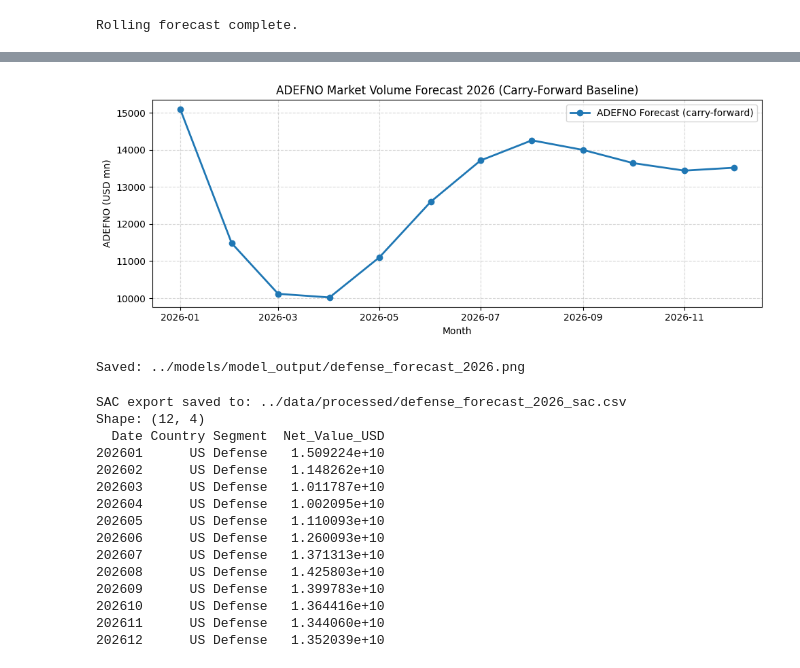
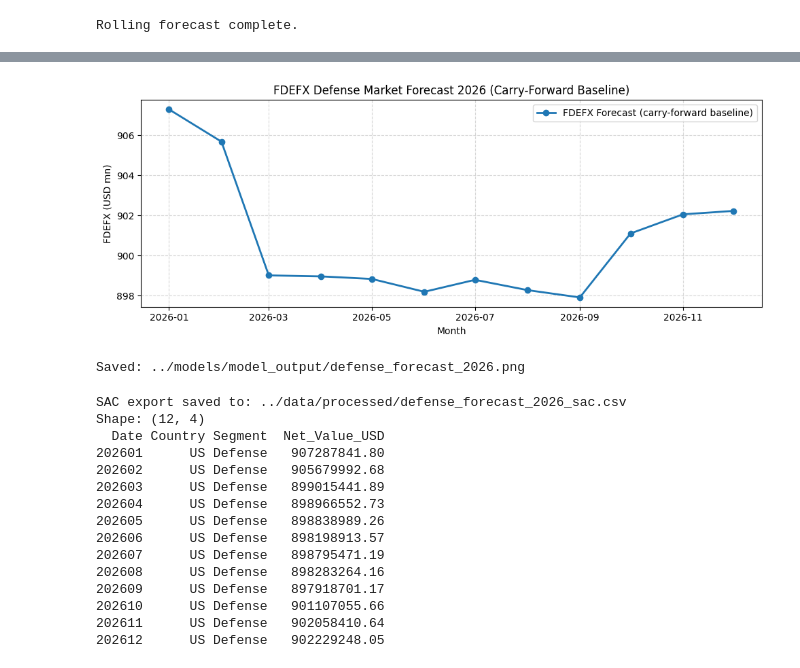
Before and after one commit to denrique99/masterarbeit-forecasting, a Jupyter notebook: b3b_defense/notebooks/06_forecast_explainability.ipynb, the cells around one changed output, grey strips where cells are left out. Cells and saved outputs as stored; diff of their text form; code cells hidden in the pictures.

```diff
--- a/b3b_defense/notebooks/06_forecast_explainability.ipynb
+++ b/b3b_defense/notebooks/06_forecast_explainability.ipynb
@@ -35,12 +41,14 @@ MODELS_DIR     = '../models/'
 # Load model and historical feature matrix
 model = joblib.load(MODELS_DIR + 'xgboost_defense_market.pkl')
 
-df = pd.read_csv(DATA_PROCESSED + 'defense_feature_matrix.csv', parse_dates=['date'], index_col='date')
+df = pd.read_csv(DATA_PROCESSED + 'defense_feature_matrix.csv', index_col='date')
+df.index = pd.to_datetime(df.index)
 df = df.sort_index()
 
-# Feature columns (all except target)
-feature_cols = [col for col in df.columns if col != 'ADEFNO']
+# Feature columns: all except target FDEFX
+feature_cols = [col for col in df.columns if col != 'FDEFX']
 
 print(f'Model loaded. Feature matrix: {df.shape}')
 print(f'Historical range: {df.index[0].date()} to {df.index[-1].date()}')
+print(f'Number of features: {len(feature_cols)}')
 # %% [output]
@@ -136,32 +175,33 @@ print(forecast_df.to_string(index=False))
 # %%
-# Plot ADEFNO forecast
+# Plot FDEFX forecast
 MODEL_OUTPUT = MODELS_DIR + 'model_output/'
 os.makedirs(MODEL_OUTPUT, exist_ok=True)
 
 fig, ax = plt.subplots(figsize=(10, 4))
 ax.plot(
     forecast_df['date'],
-    forecast_df['adefno_forecast_musd'],
+    forecast_df['fdefx_forecast_musd'],
     marker='o',
     linewidth=2,
-    label='ADEFNO Forecast (carry-forward)'
+    label='FDEFX Forecast (carry-forward baseline)'
 )
-ax.set_title('ADEFNO Market Volume Forecast 2026 (Carry-Forward Baseline)')
+ax.set_title('FDEFX Defense Market Forecast 2026 (Carry-Forward Baseline)')
 ax.set_xlabel('Month')
-ax.set_ylabel('ADEFNO (USD mn)')
+ax.set_ylabel('FDEFX (USD mn)')
 ax.legend()
 ax.grid(True, linestyle='--', alpha=0.5)
 plt.tight_layout()
 plt.savefig(MODEL_OUTPUT + 'defense_forecast_2026.png', dpi=150, bbox_inches='tight')
 plt.show()
 plt.close()
 print(f'Saved: {MODEL_OUTPUT}defense_forecast_2026.png')
 # %% [output]
-[figure, old version]
+[figure, new version]
 Saved: ../models/model_output/defense_forecast_2026.png
 # %%
-# SAC export — raw ADEFNO market volume (USD)
-# ADEFNO is in USD millions → multiply by 1_000_000 for SAC (full USD)
+# SAC export â€” raw FDEFX market volume (USD)
+# FDEFX is in USD billions (SAAR) → multiply by 1_000_000_000 for SAC (full USD)
+# Note: SAAR = annualized rate. Apply market_share to get annual revenue; divide by 12 for monthly.
 # Market share is applied as a parameter in SAC, not here
 sac_rows = []
 
@@ -170,7 +210,7 @@ for _, row in forecast_df.iterrows():
         'Date':          int(row['date'].strftime('%Y%m')),
         'Country':       'US',
         'Segment':       'Defense',
-        'Net_Value_USD': round(row['adefno_forecast_musd'] * 1_000_000, 2)
+        'Net_Value_USD': round(row['fdefx_forecast_musd'] * 1_000_000_000, 2)
     })
 
 sac_df = pd.DataFrame(sac_rows)
@@ -184,16 +224,16 @@ print(sac_df.to_string(index=False))
 SAC export saved to: ../data/processed/defense_forecast_2026_sac.csv
 Shape: (12, 4)
   Date Country Segment  Net_Value_USD
-202601      US Defense   1.509224e+10
-202602      US Defense   1.148262e+10
-202603      US Defense   1.011787e+10
-202604      US Defense   1.002095e+10
-202605      US Defense   1.110093e+10
-202606      US Defense   1.260093e+10
-202607      US Defense   1.371313e+10
-202608      US Defense   1.425803e+10
-202609      US Defense   1.399783e+10
-202610      US Defense   1.364416e+10
-202611      US Defense   1.344060e+10
-202612      US Defense   1.352039e+10
+202601      US Defense   907287841.80
+202602      US Defense   905679992.68
+202603      US Defense   899015441.89
+202604      US Defense   898966552.73
+202605      US Defense   898838989.26
+202606      US Defense   898198913.57
+202607      US Defense   898795471.19
+202608      US Defense   898283264.16
+202609      US Defense   897918701.17
+202610      US Defense   901107055.66
+202611      US Defense   902058410.64
+202612      US Defense   902229248.05
 # %%
```
Also changed, not shown: parts of 9 cells of this notebook, 23 other files.
